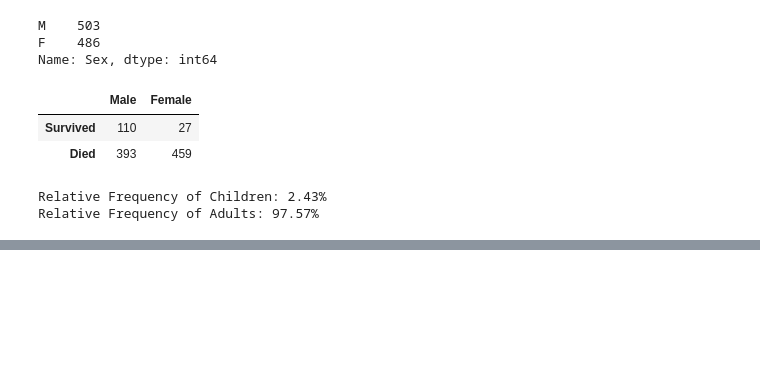
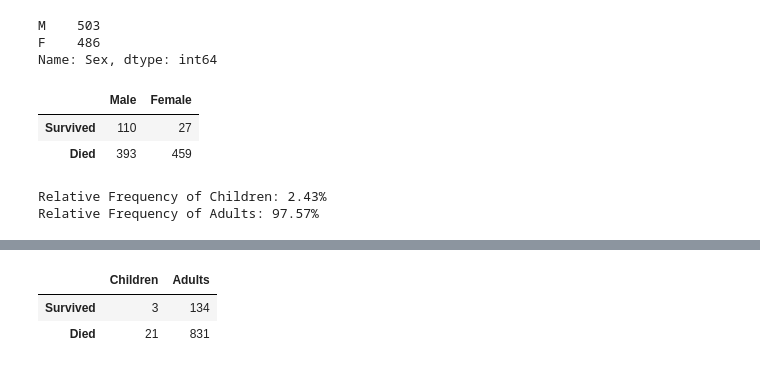
Before and after one commit to applepot437/ai, a Jupyter notebook: sem 1/da cool exit ticket stuff/exit ticket.ipynb, the cells around one changed output, grey strips where cells are left out. Cells and saved outputs as stored; diff of their text form; code cells hidden in the pictures; blank space fills up the shorter version.

```diff
--- a/sem 1/da cool exit ticket stuff/exit ticket.ipynb
+++ b/sem 1/da cool exit ticket stuff/exit ticket.ipynb
@@ -51,0 +100,30 @@ Relative Frequency of Adults: 97.57%
+# %%
+AdultSurvive = 0
+AdultDied = 0
+ChildSurvive = 0
+ChildDied = 0
+
+for idx in range(len(df)):
+    age_group = categorize_age(df.loc[idx]["Age"])
+    survived = df.loc[idx]["Survived"]
+
+    if age_group == "Child" and survived == 0:
+        ChildDied += 1
+    elif age_group == "Child" and survived == 1:
+        ChildSurvive += 1
+    elif age_group == "Adult" and survived == 0:
+        AdultDied += 1
+    elif age_group == "Adult" and survived == 1:
+        AdultSurvive += 1
+
+conTable = pd.DataFrame({
+    "Children": [ChildSurvive, ChildDied],
+    "Adults": [AdultSurvive, AdultDied]
+})
+conTable.index = ["Survived", "Died"]
+
+conTable.head()
+# %% [output]
+|  | Children | Adults |
+| Survived | 3 | 134 |
+| Died | 21 | 831 |
```
Also changed, not shown: parts of 7 cells of this notebook, 1 other file.
